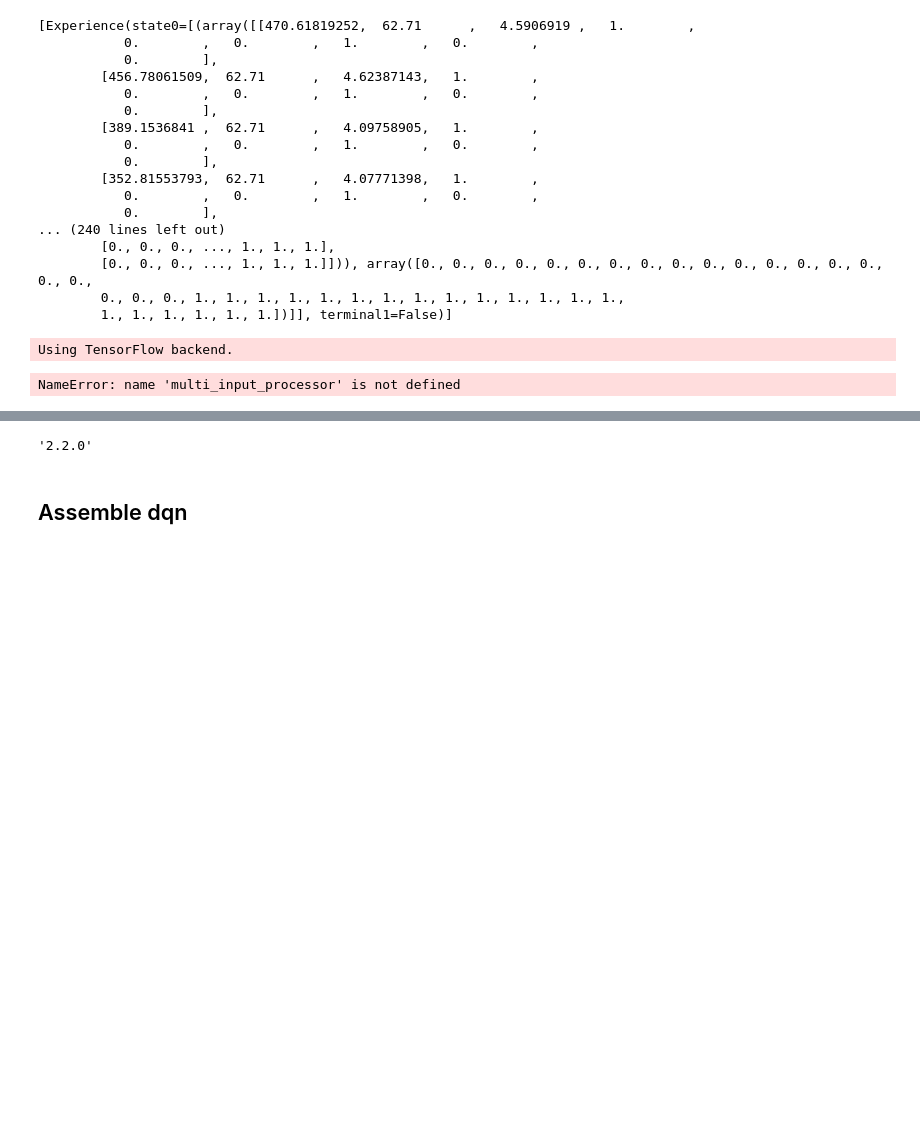
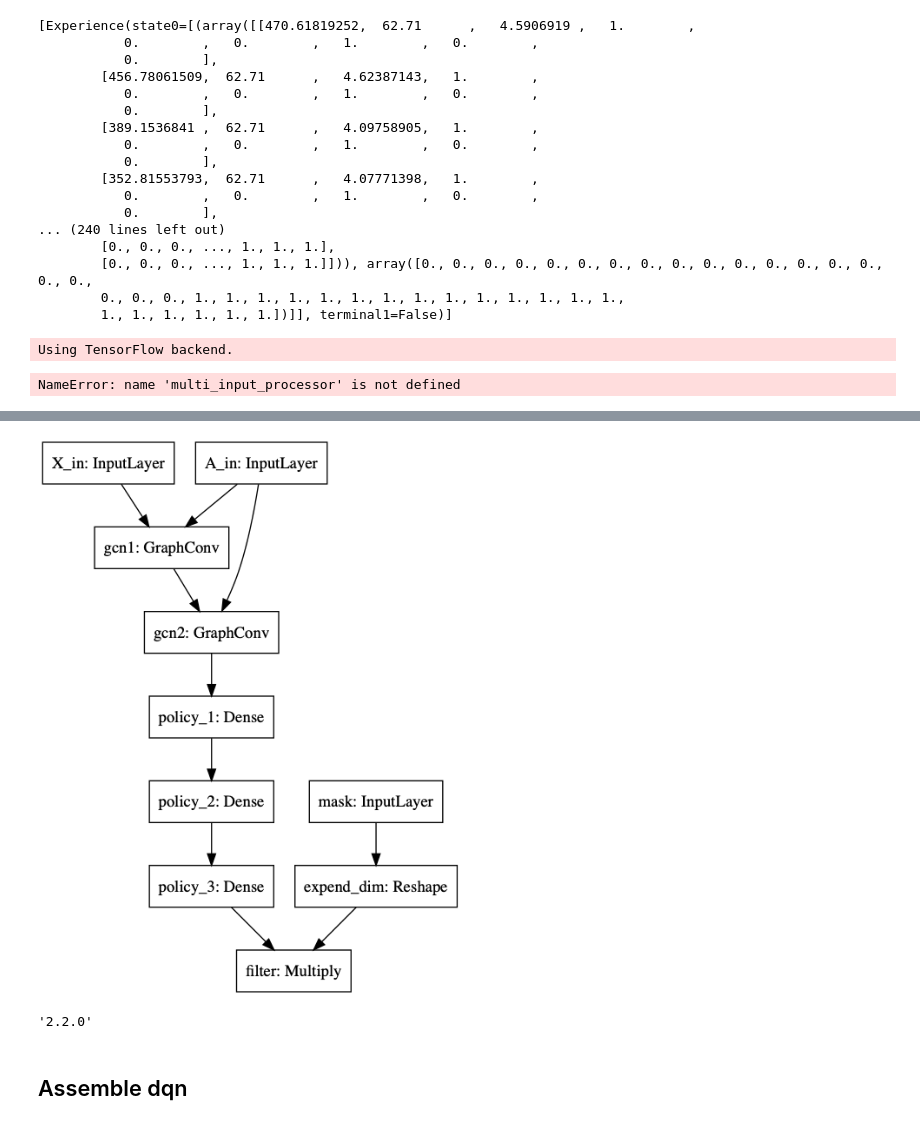
Before and after one commit to JiqianDong/GCQ_source, a Jupyter notebook: draft.ipynb, the cells around one changed output, grey strips where cells are left out. Drawn from its saved outputs; the diff is of its cells as text; code cells hidden in the pictures; blank space fills up the shorter version.

```diff
--- a/draft.ipynb
+++ b/draft.ipynb
@@ -317,6 +317,10 @@ Trainable params: 3,011
 Non-trainable params: 0
 __________________________________________________________________________________________________
 None
+# %%
+plot_model(rl_model.base_model)
+# %% [output]
+[figure, added]
 # %%
 processed
 # %%
```
Also changed, not shown: parts of 4 cells of this notebook, 8 other files.
